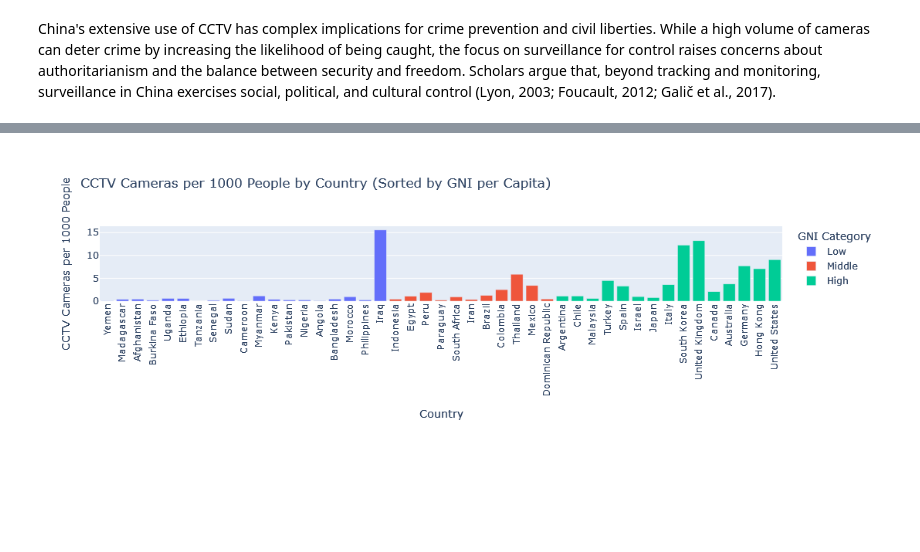
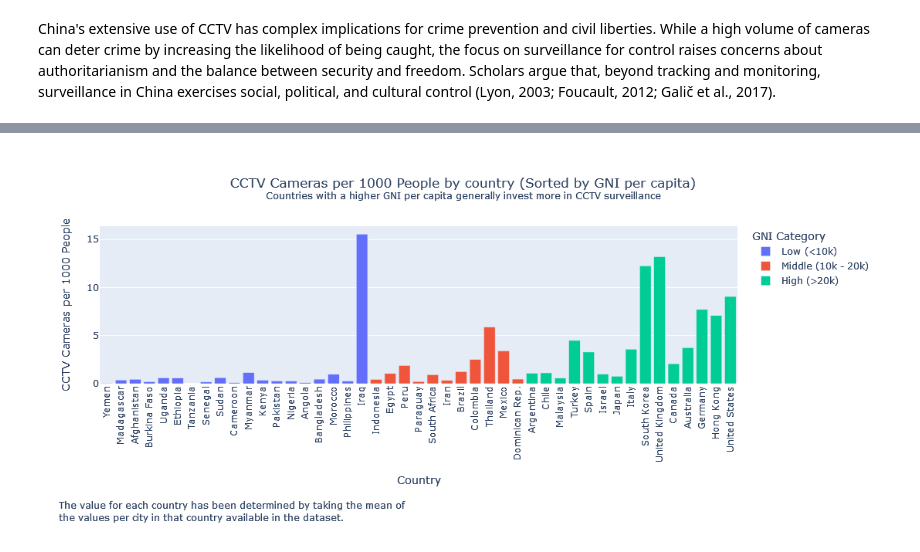
Before and after one commit to dejessias/Surveillance-Crime, a Jupyter notebook: _sources/docs/Perspective 1.ipynb, the cells around one changed output, grey strips where cells are left out. Cells and saved outputs as stored; diff of their text form; code cells hidden in the pictures; blank space fills up the shorter version.

```diff
--- a/_sources/docs/Perspective 1.ipynb
+++ b/_sources/docs/Perspective 1.ipynb
@@ -39,4 +140,92 @@ The bar graph below highlights the relationship between the density of CCTV came
 # %%
-%run cameras_gdi_bargraph.ipynb
+import numpy as np
+import pandas as pd
+pd.options.mode.chained_assignment = None
+import plotly.graph_objs as go
+import plotly.express as px
+from plotly.offline import init_notebook_mode
+init_notebook_mode(connected=True)
+
+# Load the data (replace with the actual file paths)
+df_cctv = pd.read_csv('datasets/cctv.csv')
+df_hdi = pd.read_csv('datasets/Human Development Index.csv')
+
+# Select relevant columns and rename for clarity
+df_hdi = df_hdi[['Country', 'Gross National Income Per Capita (2021)']]
+df_cctv = df_cctv[['Country', '# of CCTV Cameras', '# of People (2023)']]
+# Clean the data: handle missing values
+df_hdi.dropna(subset=['Gross National Income Per Capita (2021)'], inplace=True)
+df_cctv.dropna(subset=['# of CCTV Cameras', '# of People (2023)'], inplace=True)
+
+# Convert '# of CCTV Cameras' and '# of People (2023)' columns to integers (remove commas)
+df_cctv['# of CCTV Cameras'] = df_cctv['# of CCTV Cameras'].str.replace(',', '').astype(int)
+df_cctv['# of People (2023)'] = df_cctv['# of People (2023)'].str.replace(',', '').astype(int)
+
+# Calculate the number of CCTV cameras per 1000 people
+df_cctv['CCTV Cameras per 1000 People'] = df_cctv['# of CCTV Cameras'] / df_cctv['# of People (2023)'] * 1000
+
+# Group by country and calculate the total number of cameras and the number of CCTV cameras per 1000 people
+total_cameras_per_land = df_cctv.groupby('Country', as_index=False).agg({
+    '# of CCTV Cameras': 'mean',
+    'CCTV Cameras per 1000 People': 'mean'
+})
+
+# Merge the DataFrames on 'Country'
+merged_df = pd.merge(total_cameras_per_land, df_hdi, on='Country')
+
+merged_df.replace("Dominican Republic", "Dominican Rep.", inplace = True)
+
+
+# Exclude specific countries because of outliers or no information
+excluded_countries = ['China', 'India', 'Saudi Arabia']
+merged_df = merged_df[~merged_df['Country'].isin(excluded_countries)]
+
+# Categorize GNI per Capita into low, middle, high
+gni_bins = [0, 10000, 20000, float('inf')]
+gni_labels = ['Low (<10k)', 'Middle (10k - 20k)', 'High (>20k)']
+merged_df['GNI Category'] = pd.cut(merged_df['Gross National Income Per Capita (2021)'], bins=gni_bins, labels=gni_labels)
+
+# Sort the merged data by GNI per Capita
+merged_df_sorted = merged_df.sort_values(by='Gross National Income Per Capita (2021)')
+
+# Create the interactive bar chart
+fig = px.bar(
+    merged_df_sorted,
+    x='Country',
+    y='CCTV Cameras per 1000 People',
+    color='GNI Category',
+    hover_data=['# of CCTV Cameras', 'Gross National Income Per Capita (2021)'],
+    labels={'CCTV Cameras per 1000 People': 'CCTV Cameras per 1000 People', 'Gross National Income Per Capita (2021)': 'GNI per Capita'},
+    title='CCTV Cameras per 1000 People by country (Sorted by GNI per capita)<br><sup>Countries with a higher GNI per capita generally invest more in CCTV surveillance</sup>'
+)
+
+# Update the layout to improve readability
+fig.update_layout(
+    xaxis_title='Country',
+    yaxis_title='CCTV Cameras per 1000 People',
+    xaxis_tickangle=-90,
+    yaxis=dict(tickmode='linear', tick0=0, dtick=5),
+    hovermode='closest',
+    height = 500,
+    title={
+        'y':0.9,
+        'x':0.5,
+        'xanchor': 'center',
+        'yanchor': 'top'
+    },
+    margin={'b': 196, 't': 100}
+)
+
+fig.add_annotation(x=-0.07, y=-0.90,
+                   xref="paper", yref="paper",
+                   align='left',
+                   xanchor='left', yanchor='bottom',
+                   showarrow=False,
+                   text='The value for each country has been determined by taking the mean of<br>'
+                   + 'the values per city in that country available in the dataset.'
+                  )
+
+# Show the plot
+fig.show()
 # %% [output]
-[figure, old version]
+[figure, new version]
```
Also changed, not shown: parts of 10 cells of this notebook, 26 other files.
